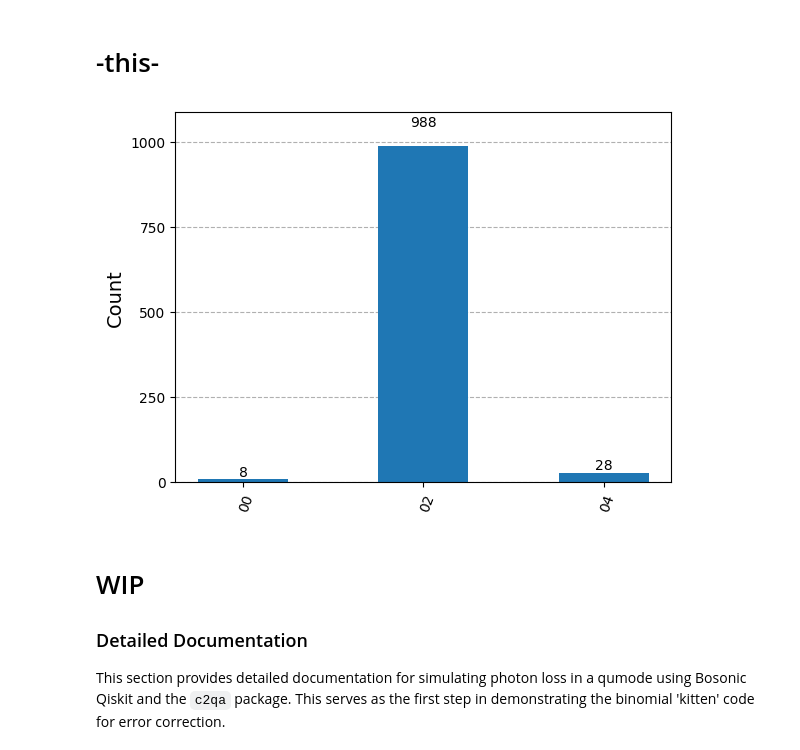
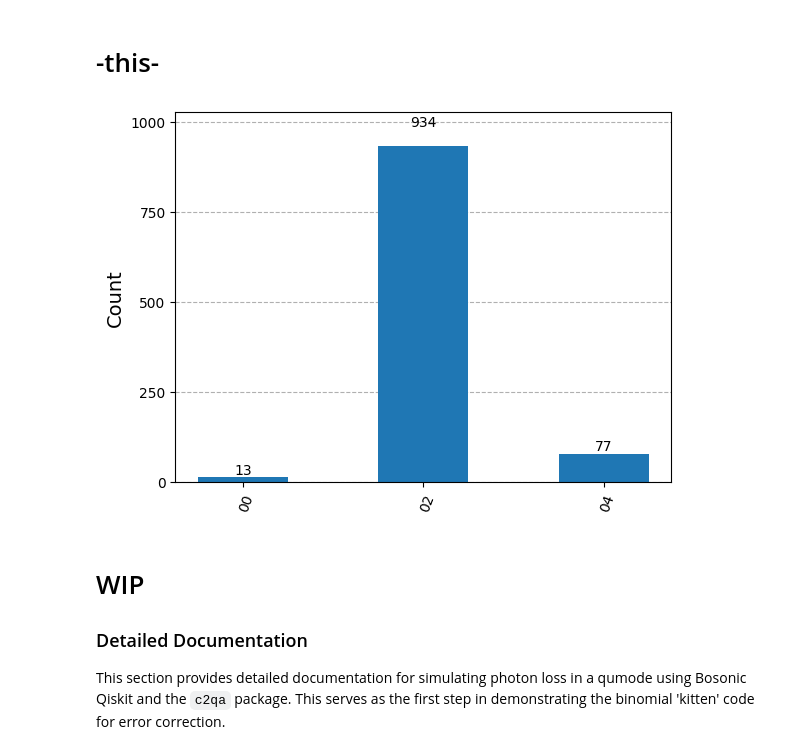
Before and after one commit to BenjaminBurghouwt/exploring-bosonic-qiskit-qec, a Jupyter notebook: src/bosonic_error_correction.ipynb, the cells around one changed output. Cells and saved outputs as stored; diff of their text form; code cells hidden in the pictures.

```diff
--- a/src/bosonic_error_correction.ipynb
+++ b/src/bosonic_error_correction.ipynb
@@ -122,7 +121,7 @@ print(counts)
 num_qumodes = 1
 num_qubits_per_qumode = 3
 
-photon_loss_rate = 0.5 # loss rate in units of 1/ms
+photon_loss_rate = 0.75 # loss rate in units of 1/ms
 circuit_delay = 0.5
 time_unit = "ms"
 
@@ -143,39 +142,39 @@ def do_error_correction(circuit):
     circuit.h(anc[0])
     circuit.measure(anc[0], cr[0])
 
     kt_dur = circuit_delay # time since previous error correction
     kt = photon_loss_rate * (kt_dur + 3)
 
-    with circuit.if_test((cr[0], 1), label='Recovery op') as else_:
+    with circuit.if_test((cr[0], 1), label='Recovery operator') as else_:
         circuit.cv_gate_from_matrix(u_odd, qmr[0], duration=0.1, unit="ns")
         circuit.reset(anc[0])
     with else_:
         circuit.cv_gate_from_matrix(u_even(kt), qmr[0], duration=0.1, unit="ns")
 
 
-# initialize ancilla qubit in even |0> or odd |1> state
+# initialise ancilla qubit in even |0> or odd |1> state
 circuit.initialize(0, anc[0])
-# initialize qumode in Fock state even or odd
+# initialise qumode in Fock state even or odd
 circuit.cv_initialize(2, qmr[0])
 
 # apply a delay to illustrate the effect of photon loss
 circuit.cv_delay(duration=circuit_delay, unit=time_unit, qumode=qmr[0])
 
 # apply error correction
 do_error_correction(circuit)
 
 noise_pass = c2qa.kraus.PhotonLossNoisePass(photon_loss_rates=photon_loss_rate, circuit=circuit, time_unit=time_unit)
 
 # to see the loss and correction, add measurements and count up the results
 circuit.cv_measure(qmr[0], cr)
 
 # circuit.draw('mpl')
 
-counts = c2qa.util.simulate(circuit, noise_passes=noise_pass)[2] # Returns a tuple of state, result, fock_counts
+counts = c2qa.util.simulate(circuit, noise_passes=noise_pass)[2] # returns a tuple of state, result, fock_counts
 
-visualization.plot_histogram(counts)
+visualization.plot_histogram(counts)o
 # %% [output]
-[figure, old version]
+[figure, new version]
 # %% [markdown]
 
 # WIP
```
Also changed, not shown: parts of 3 cells of this notebook.
